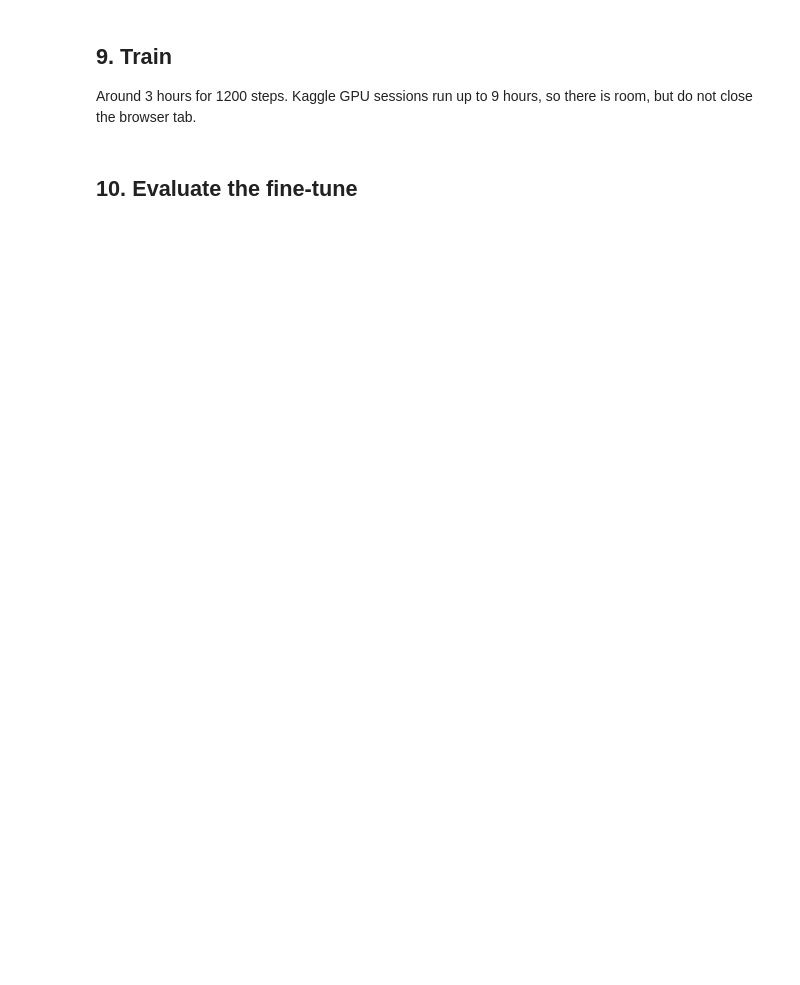
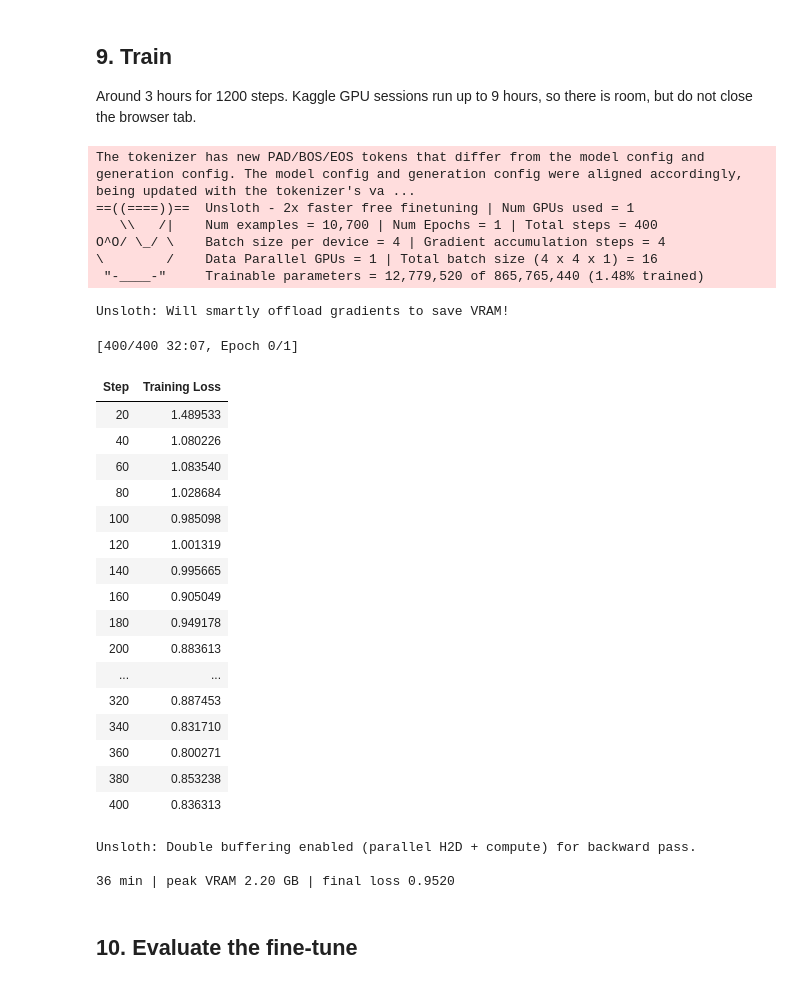
Before and after one commit to Md-Emon-Hasan/All-LLM-Fine-Funing-Methods, a Jupyter notebook: Bangla Language Models/bangla_gemma_pro.ipynb, the cells around one changed output. Saved outputs shown, nothing was run; the diff lists cells and outputs as text; code cells hidden in the pictures; blank space fills up the shorter version.

```diff
--- a/Bangla Language Models/bangla_gemma_pro.ipynb
+++ b/Bangla Language Models/bangla_gemma_pro.ipynb
@@ -395,8 +539,7 @@ def build(ex):
     user = str(ex[INS_COL]).strip()
     if CTX_COL and str(ex.get(CTX_COL) or "").strip():
         user += "\n\n" + str(ex[CTX_COL]).strip()
-    return {"text": tokenizer.apply_chat_template(
-        to_chat(user, str(ex[OUT_COL]).strip()), tokenize=False)}
+    return {"text": _render(to_chat(user, str(ex[OUT_COL]).strip()))}
 
 ds = raw.select(range(min(40000, len(raw)))).map(
     build, remove_columns=raw.column_names, num_proc=2)
@@ -457,21 +653,43 @@ assert 0 < sup < len(lab), "response-only masking failed — check the turn mark
 Around 3 hours for 1200 steps. Kaggle GPU sessions run up to 9 hours, so there is room,
 but do not close the browser tab.
 # %%
-# A previous crashed run can leave checkpoints behind; Kaggle caps /kaggle/working at 20 GB
-# and a full-finetune checkpoint is ~4 GB with optimizer state.
-shutil.rmtree(f"{WORK}/outputs", ignore_errors=True)
-free = shutil.disk_usage(WORK).free / 1e9
-print(f"disk free before training: {free:.1f} GB")
-assert free > 8, "Need at least 8 GB free; clear old outputs first."
-
 clear()
 t0 = time.time()
 stats = trainer.train()
 TRAIN_MIN = (time.time()-t0)/60
 VRAM_TRAIN = vram()
 CURVE = [(h["step"], h["loss"]) for h in trainer.state.log_history if "loss" in h]
 print(f"\n{TRAIN_MIN:.0f} min | peak VRAM {VRAM_TRAIN:.2f} GB | final loss {stats.training_loss:.4f}")
 assert not np.isnan(stats.training_loss), "loss is NaN — lower the learning rate"
+# %% [output]
+The tokenizer has new PAD/BOS/EOS tokens that differ from the model config and generation config. The model config and generation config were aligned accordingly, being updated with the tokenizer's va ...
+==((====))==  Unsloth - 2x faster free finetuning | Num GPUs used = 1
+   \\   /|    Num examples = 10,700 | Num Epochs = 1 | Total steps = 400
+O^O/ \_/ \    Batch size per device = 4 | Gradient accumulation steps = 4
+\        /    Data Parallel GPUs = 1 | Total batch size (4 x 4 x 1) = 16
+ "-____-"     Trainable parameters = 12,779,520 of 865,765,440 (1.48% trained)
+Unsloth: Will smartly offload gradients to save VRAM!
+[400/400 32:07, Epoch 0/1]
+| Step | Training Loss |
+| 20 | 1.489533 |
+| 40 | 1.080226 |
+| 60 | 1.083540 |
+| 80 | 1.028684 |
+| 100 | 0.985098 |
+| 120 | 1.001319 |
+| 140 | 0.995665 |
+| 160 | 0.905049 |
+| 180 | 0.949178 |
+| 200 | 0.883613 |
+| ... | ... |
+| 320 | 0.887453 |
+| 340 | 0.831710 |
+| 360 | 0.800271 |
+| 380 | 0.853238 |
+| 400 | 0.836313 |
+Unsloth: Double buffering enabled (parallel H2D + compute) for backward pass.
+
+36 min | peak VRAM 2.20 GB | final loss 0.9520
 # %% [markdown]
 ## 10. Evaluate the fine-tune
 # %%
```
Also changed, not shown: parts of 33 cells of this notebook, 1 other file.
